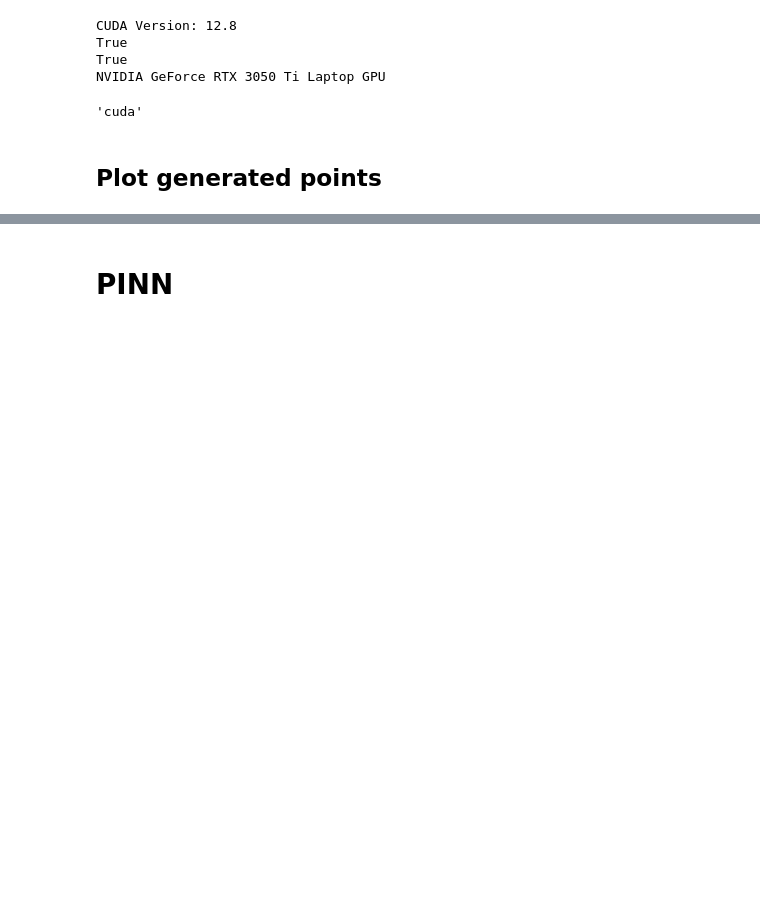
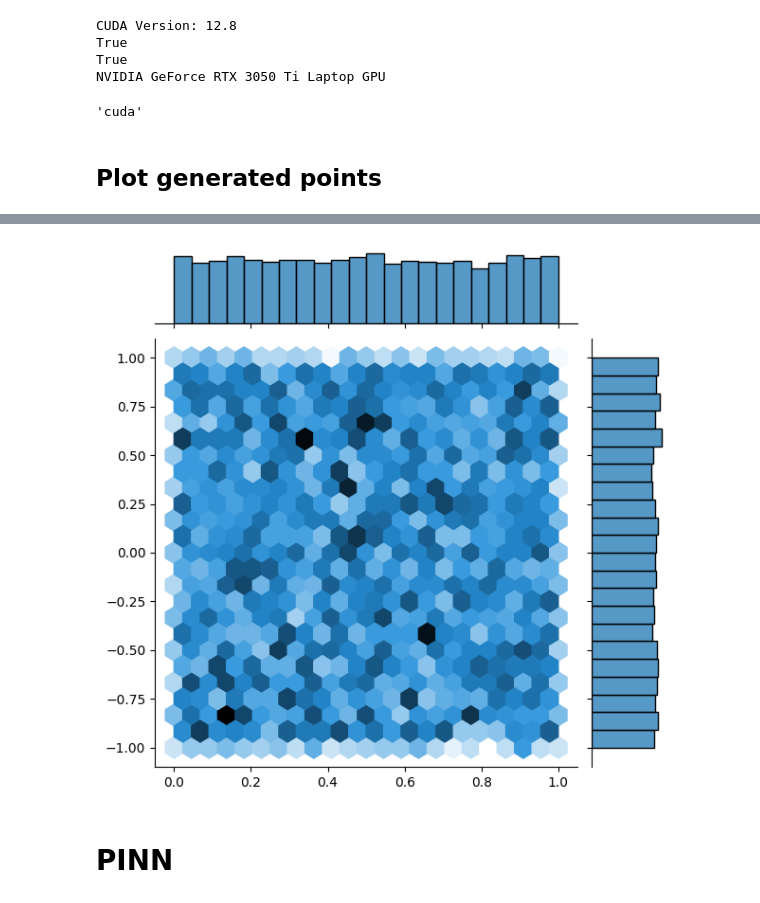
Before and after one commit to 1frog-prog1/diploma_pinn, a Jupyter notebook: notebooks/1d_burgers_pinn.ipynb, the cells around one changed output, grey strips where cells are left out. Saved outputs shown, nothing was run; the diff lists cells and outputs as text; code cells hidden in the pictures; blank space fills up the shorter version.

```diff
--- a/notebooks/1d_burgers_pinn.ipynb
+++ b/notebooks/1d_burgers_pinn.ipynb
@@ -111,3 +111,14 @@ Text(0.5, 1.0, 'Positions of collocation points and boundary data')
+# %%
+sns.jointplot(
+    x=t_r.detach().numpy().flatten(),
+    y=x_r.detach().numpy().flatten(),
+    kind="hex",
+
+)
+
+plt.show()
+# %% [output]
+[figure, added]
 # %% [markdown]
 # PINN
 # %%
```
Also changed, not shown: parts of 12 cells of this notebook, 6 other files.
